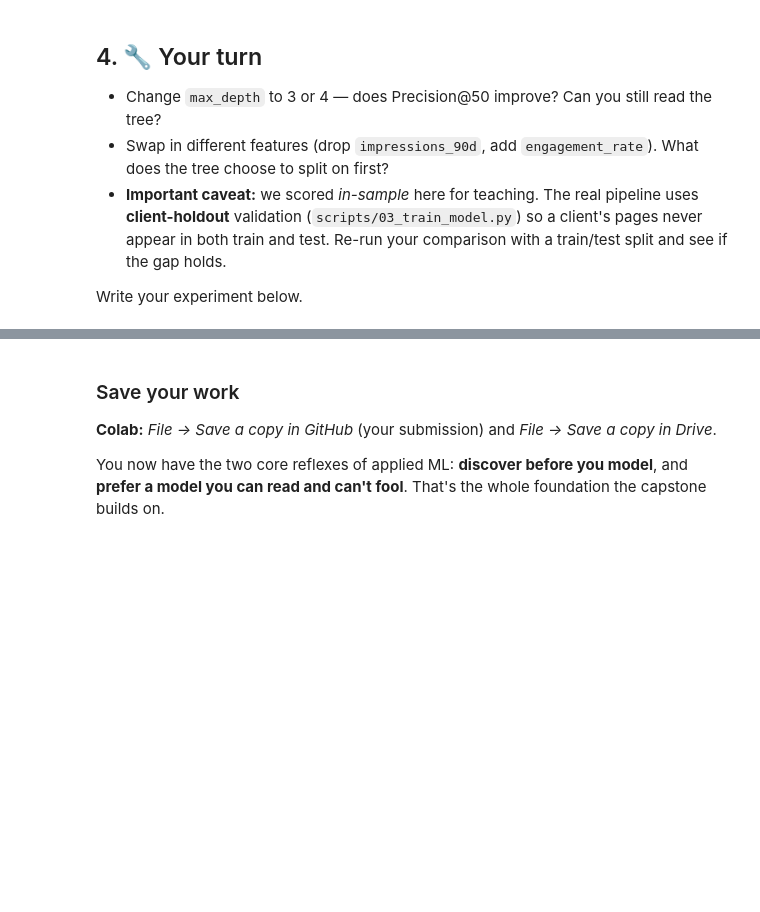
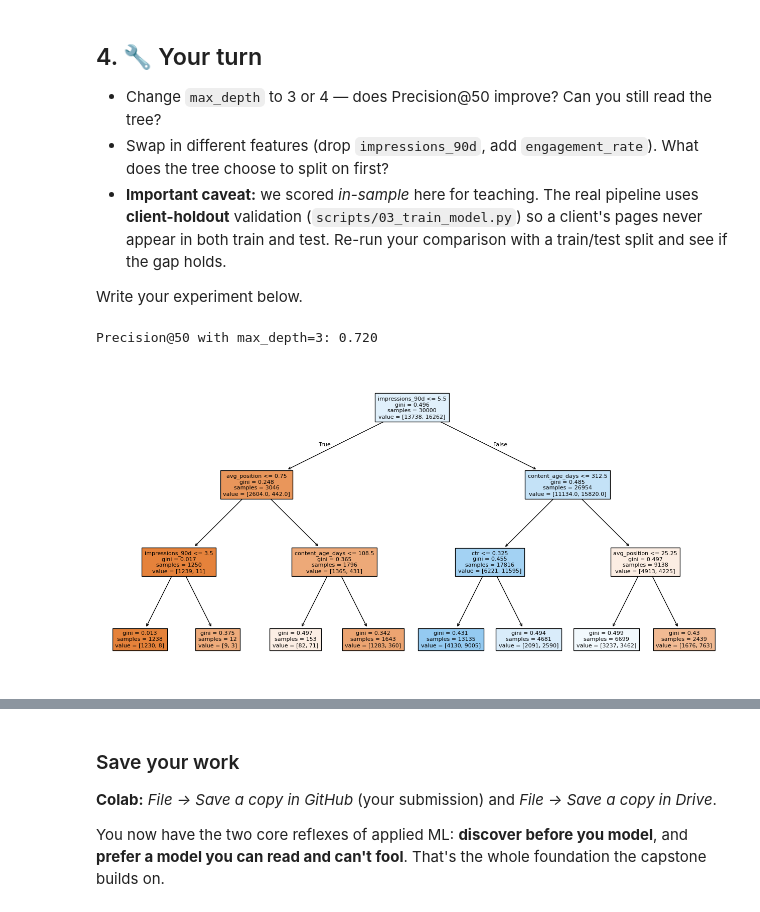
Before and after one commit to SaiRamC123-com/Fylrank_task1, a Jupyter notebook: notebooks/02_your_first_readable_model.ipynb, the cells around one changed output, grey strips where cells are left out. Cells and saved outputs as stored; diff of their text form; code cells hidden in the pictures; blank space fills up the shorter version.

```diff
--- a/notebooks/02_your_first_readable_model.ipynb
+++ b/notebooks/02_your_first_readable_model.ipynb
@@ -104,0 +148,23 @@ Write your experiment below.
+# %%
+# Make sure imports are present even if earlier cells weren't run
+from sklearn.tree import DecisionTreeClassifier, plot_tree
+import matplotlib.pyplot as plt
+
+# Try max_depth = 3 (change to 4 if you want to compare)
+model_experiment = DecisionTreeClassifier(max_depth=3, random_state=42)
+model_experiment.fit(X, y)
+
+# Get scores, then re-check Precision@50 using the notebook's own helper function
+experiment_score = model_experiment.predict_proba(X)[:, 1]
+p_at_50 = precision_at_k(experiment_score, y, 50)
+print(f"Precision@50 with max_depth=3: {p_at_50:.3f}")
+
+# Visualize the tree to check if it's still readable
+plt.figure(figsize=(16, 8))
+plot_tree(model_experiment, feature_names=X.columns, filled=True, fontsize=8)
+plt.show()
+
+# Observed: [fill in after running]
+# %% [output]
+Precision@50 with max_depth=3: 0.720
+[figure, added]
```
Also changed, not shown: parts of 10 cells of this notebook.
